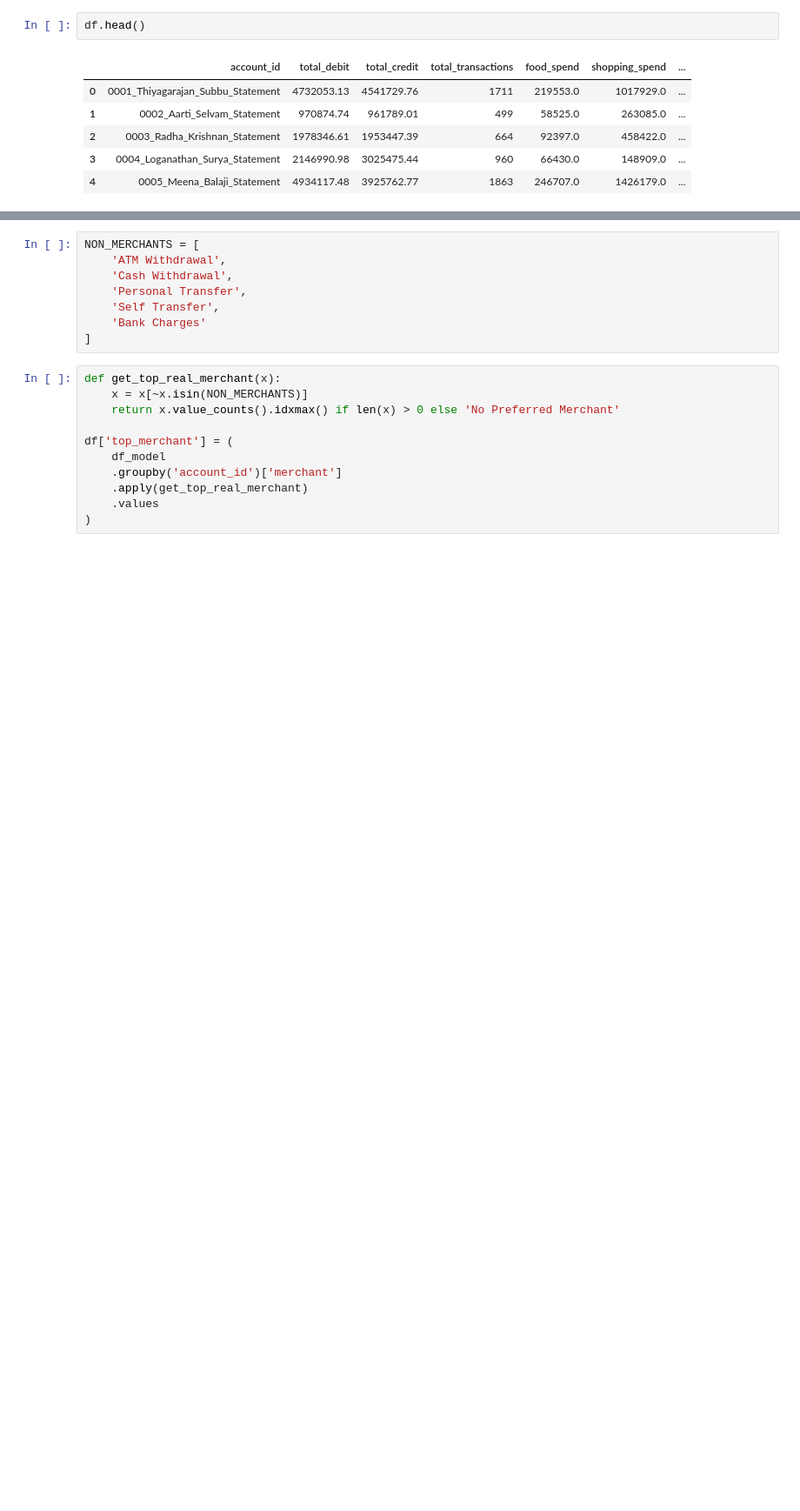
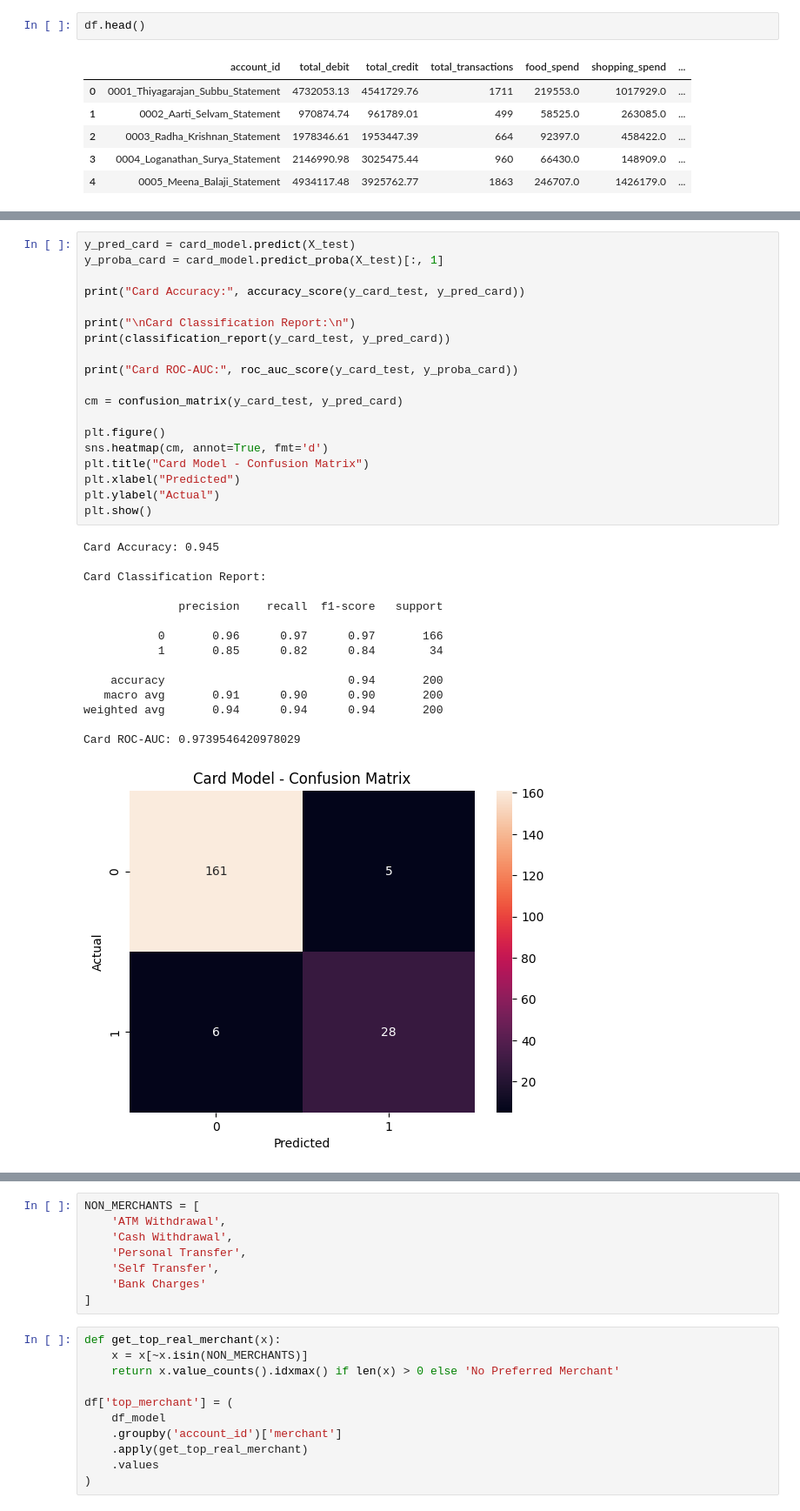
Before and after one commit to ShigilSasi/Axis_Bank_Intelligent_Product_-_Offer_Recommendation_System_using_Machine_Learning, a Jupyter notebook: Recommendation_engine.ipynb, the cells around one changed output, grey strips where cells are left out. Shown at 87% size. Saved outputs shown, nothing was run; the diff lists cells and outputs as text; blank space fills up the shorter version.

```diff
--- a/Recommendation_engine.ipynb
+++ b/Recommendation_engine.ipynb
@@ -754,0 +1119,35 @@ df.head()
+# %%
+y_pred_card = card_model.predict(X_test)
+y_proba_card = card_model.predict_proba(X_test)[:, 1]
+
+print("Card Accuracy:", accuracy_score(y_card_test, y_pred_card))
+
+print("\nCard Classification Report:\n")
+print(classification_report(y_card_test, y_pred_card))
+
+print("Card ROC-AUC:", roc_auc_score(y_card_test, y_proba_card))
+
+cm = confusion_matrix(y_card_test, y_pred_card)
+
+plt.figure()
+sns.heatmap(cm, annot=True, fmt='d')
+plt.title("Card Model - Confusion Matrix")
+plt.xlabel("Predicted")
+plt.ylabel("Actual")
+plt.show()
+# %% [output]
+Card Accuracy: 0.945
+
+Card Classification Report:
+
+              precision    recall  f1-score   support
+
+           0       0.96      0.97      0.97       166
+           1       0.85      0.82      0.84        34
+
+    accuracy                           0.94       200
+   macro avg       0.91      0.90      0.90       200
+weighted avg       0.94      0.94      0.94       200
+
+Card ROC-AUC: 0.9739546420978029
+[figure, added]
```
Also changed, not shown: parts of 12 cells of this notebook, 1 other file.
